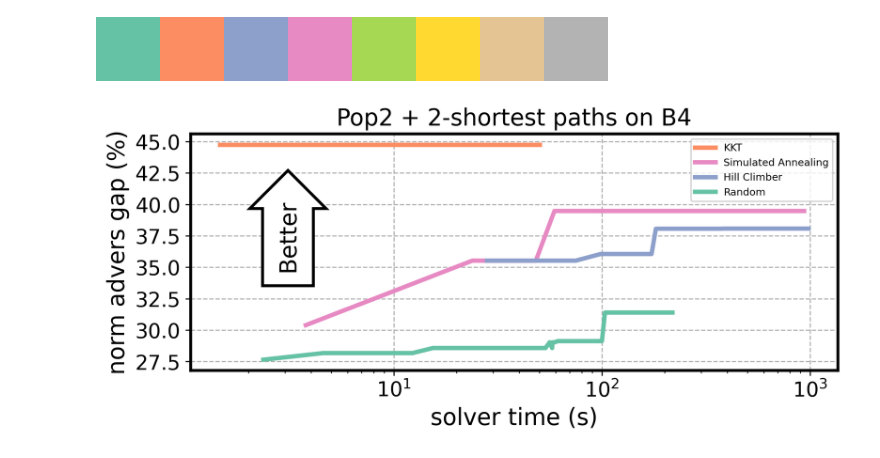
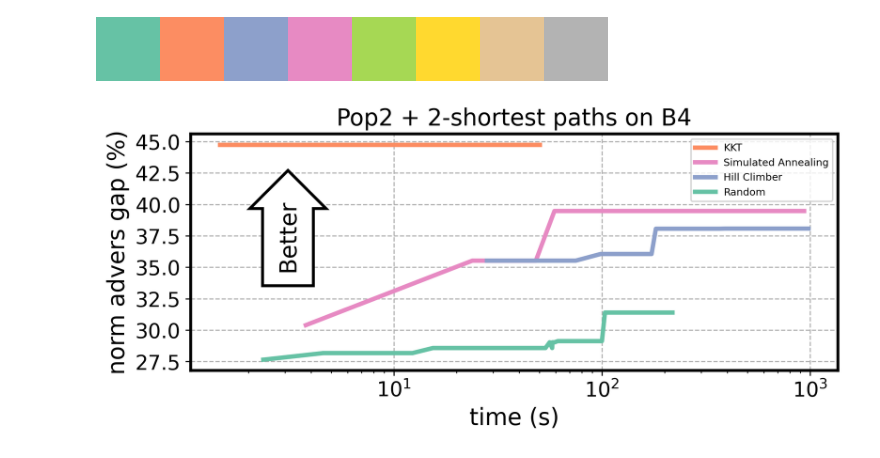
Before and after one commit to microsoft/MetaOpt, a Jupyter notebook: MetaOptimize/parsers/gap_vs_time.ipynb, the cells around one changed output. Cells and saved outputs as stored; diff of their text form; code cells hidden in the pictures.

```diff
--- a/MetaOptimize/parsers/gap_vs_time.ipynb
+++ b/MetaOptimize/parsers/gap_vs_time.ipynb
@@ -8,12 +8,12 @@ import numpy as np
 import pprint
 import os, sys
 # %%
-approach_to_fpath_dict = {"KKT": ["c:\\tmp\\logs\\gap_vs_time\\Pop_2_2022_6_12_19_44_2_510\\kkt_Pop.txt"],
+approach_to_fpath_dict = {"KKT": ["..\\logs\\gap_vs_time\\Pop_2_2022_6_12_19_44_2_510\\kkt_Pop.txt"],
                         #   "Simulated Annealing": ["c:\\tmp\\logs\\Pop_2_2022_6_13_3_51_20_106\\simulatedannealing_Pop.txt",
                         #                           "c:\\tmp\\logs\\Pop_2_2022_6_13_8_58_38_604\\simulatedannealing_Pop.txt"],
-                          "Simulated Annealing": ["c:\\tmp\\logs\\gap_vs_time\\Pop_2_2022_6_13_11_8_49_993\\simulatedannealing_Pop.txt"],
-                          "Hill Climber": ["c:\\tmp\\logs\\gap_vs_time\\Pop_2_2022_6_12_22_46_42_289\\hillclimbing_Pop.txt"],
-                          "Random": ["c:\\tmp\\logs\\gap_vs_time\\Pop_2_2022_6_12_19_44_2_510\\randomSearch_Pop.txt"],}
+                          "Simulated Annealing": ["..\\logs\\gap_vs_time\\Pop_2_2022_6_13_11_8_49_993\\simulatedannealing_Pop.txt"],
+                          "Hill Climber": ["..\\logs\\gap_vs_time\\Pop_2_2022_6_12_22_46_42_289\\hillclimbing_Pop.txt"],
+                          "Random": ["..\\logs\\gap_vs_time\\Pop_2_2022_6_12_19_44_2_510\\randomSearch_Pop.txt"],}
 approach_to_dur_gap_mapping = dict()
 # %%
 output_fig_dir = "..\\figs\\"
@@ -57,34 +57,35 @@ norm_factor = 38 * 5000
 for idx, (approach, output) in enumerate(approach_to_dur_gap_mapping.items()):
     plt.plot(output[0], output[1] * 100/ norm_factor, label=approach, color=colors[idx], linestyle=line_styles[idx],
             #  marker="o",
             #  mfc="white",
             #  mec=colors[idx],
             #  markersize=10,
              linewidth=3,
             #  markeredgewidth=3
     )
 # #add arrow to plot
 # plt.arrow(x=4, y=0.75, dx=0, dy=0.1, width=0.5, head_length=0.03, fc="white")
 
 #add annotation
 min_y = 0.375 * 100
 # plt.annotate('Better', xy = (3.1, min_y - 0.1))
 bbox_props = dict(boxstyle="rarrow", ec="black", fc="white", lw=2)
 t = plt.text(3.1, min_y, "Better", ha="center", va="center", rotation=90,
             size=16,
             bbox=bbox_props)
 bb = t.get_bbox_patch()
 bb.set_boxstyle("rarrow", pad=0.6)
 
 plt.legend(fontsize=7, loc="upper right")
 plt.title("Pop2 + 2-shortest paths on B4", fontsize=16)
-plt.xlabel("solver time (s)", fontsize=16)
+plt.xlabel("time (s)", fontsize=16)
 plt.ylabel("norm advers gap (%)", fontsize=16)
 plt.xscale('log')
 # plt.yticks(np.arange(0.25, 0.47, 0.03), fontsize=14)
 plt.yticks(fontsize=14)
-plt.xticks(fontsize=14)
+plt.xticks([10, 100, 1000], fontsize=14)
 plt.grid(which="major", zorder=-1, linestyle="--")
-plt.savefig(output_fig_dir + "_pop2_2sp.jpg", bbox_inches="tight", format="jpg", dpi=300)
+plt.savefig(output_fig_dir + "pop2_2sp.jpg", bbox_inches="tight", format="jpg", dpi=300)
+plt.savefig(output_fig_dir + "pop2_2sp.pdf", bbox_inches="tight", format="pdf", dpi=300)
 # %% [output]
-[figure, old version]
+[figure, new version]
```
Also changed, not shown: 4 other files.
